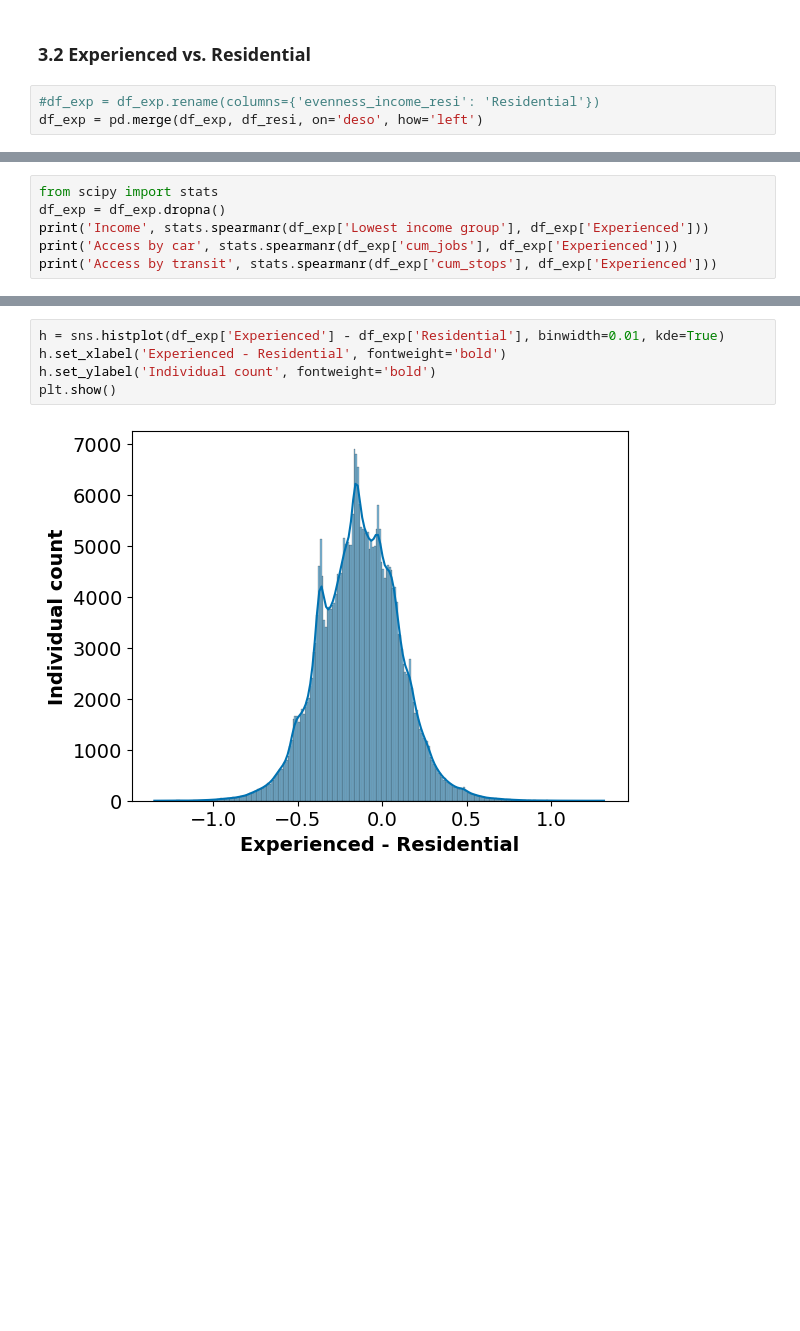
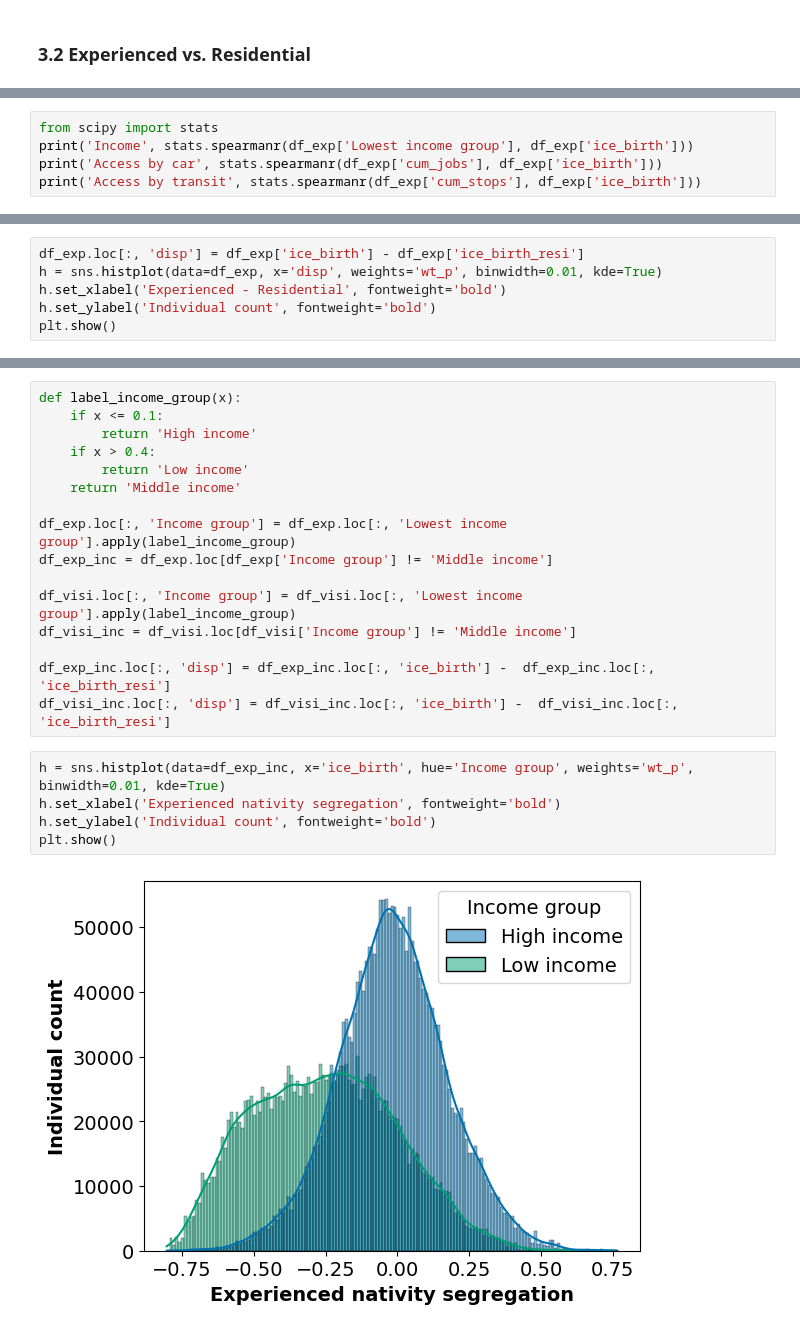
Before and after one commit to MobiSegInsights/mobi-social-segregation-se, a Jupyter notebook: src/MobiSegInsightsSE.data_exp.1.0/28-descriptive-analysis/28-4-segregation-description.ipynb, the cells around one changed output, grey strips where cells are left out. Drawn from its saved outputs; the diff is of its cells as text; blank space fills up the shorter version.

Commit message:
ice vs. transport access

```diff
--- a/src/MobiSegInsightsSE.data_exp.1.0/28-descriptive-analysis/28-4-segregation-description.ipynb
+++ b/src/MobiSegInsightsSE.data_exp.1.0/28-descriptive-analysis/28-4-segregation-description.ipynb
@@ -175,5 +173,2 @@ plt.show()
 # %% [markdown]
 ### 3.2 Experienced vs. Residential
-# %%
-#df_exp = df_exp.rename(columns={'evenness_income_resi': 'Residential'})
-df_exp = pd.merge(df_exp, df_resi, on='deso', how='left')
@@ -188,7 +175,6 @@ df_exp.to_parquet('results/seg_disparity_exp_nativity.parquet', index=False)
 # %%
 from scipy import stats
-df_exp = df_exp.dropna()
-print('Income', stats.spearmanr(df_exp['Lowest income group'], df_exp['Experienced']))
-print('Access by car', stats.spearmanr(df_exp['cum_jobs'], df_exp['Experienced']))
-print('Access by transit', stats.spearmanr(df_exp['cum_stops'], df_exp['Experienced']))
+print('Income', stats.spearmanr(df_exp['Lowest income group'], df_exp['ice_birth']))
+print('Access by car', stats.spearmanr(df_exp['cum_jobs'], df_exp['ice_birth']))
+print('Access by transit', stats.spearmanr(df_exp['cum_stops'], df_exp['ice_birth']))
 # %% [output]
@@ -207,0 +195,6 @@ plt.show()
+# %%
+df_exp.loc[:, 'disp'] = df_exp['ice_birth'] - df_exp['ice_birth_resi']
+h = sns.histplot(data=df_exp, x='disp', weights='wt_p', binwidth=0.01, kde=True)
+h.set_xlabel('Experienced - Residential', fontweight='bold')
+h.set_ylabel('Individual count', fontweight='bold')
+plt.show()
@@ -208,7 +210,23 @@ plt.show()
+# %%
+def label_income_group(x):
+    if x <= 0.1:
+        return 'High income'
+    if x > 0.4:
+        return 'Low income'
+    return 'Middle income'
+
+df_exp.loc[:, 'Income group'] = df_exp.loc[:, 'Lowest income group'].apply(label_income_group)
+df_exp_inc = df_exp.loc[df_exp['Income group'] != 'Middle income']
+
+df_visi.loc[:, 'Income group'] = df_visi.loc[:, 'Lowest income group'].apply(label_income_group)
+df_visi_inc = df_visi.loc[df_visi['Income group'] != 'Middle income']
+
+df_exp_inc.loc[:, 'disp'] = df_exp_inc.loc[:, 'ice_birth'] -  df_exp_inc.loc[:, 'ice_birth_resi']
+df_visi_inc.loc[:, 'disp'] = df_visi_inc.loc[:, 'ice_birth'] -  df_visi_inc.loc[:, 'ice_birth_resi']
 # %%
-h = sns.histplot(df_exp['Experienced'] - df_exp['Residential'], binwidth=0.01, kde=True)
-h.set_xlabel('Experienced - Residential', fontweight='bold')
+h = sns.histplot(data=df_exp_inc, x='ice_birth', hue='Income group', weights='wt_p', binwidth=0.01, kde=True)
+h.set_xlabel('Experienced nativity segregation', fontweight='bold')
 h.set_ylabel('Individual count', fontweight='bold')
 plt.show()
 # %% [output]
-[figure, old version]
+[figure, new version]
```
Also changed, not shown: parts of 40 cells of this notebook, 34 other files.
